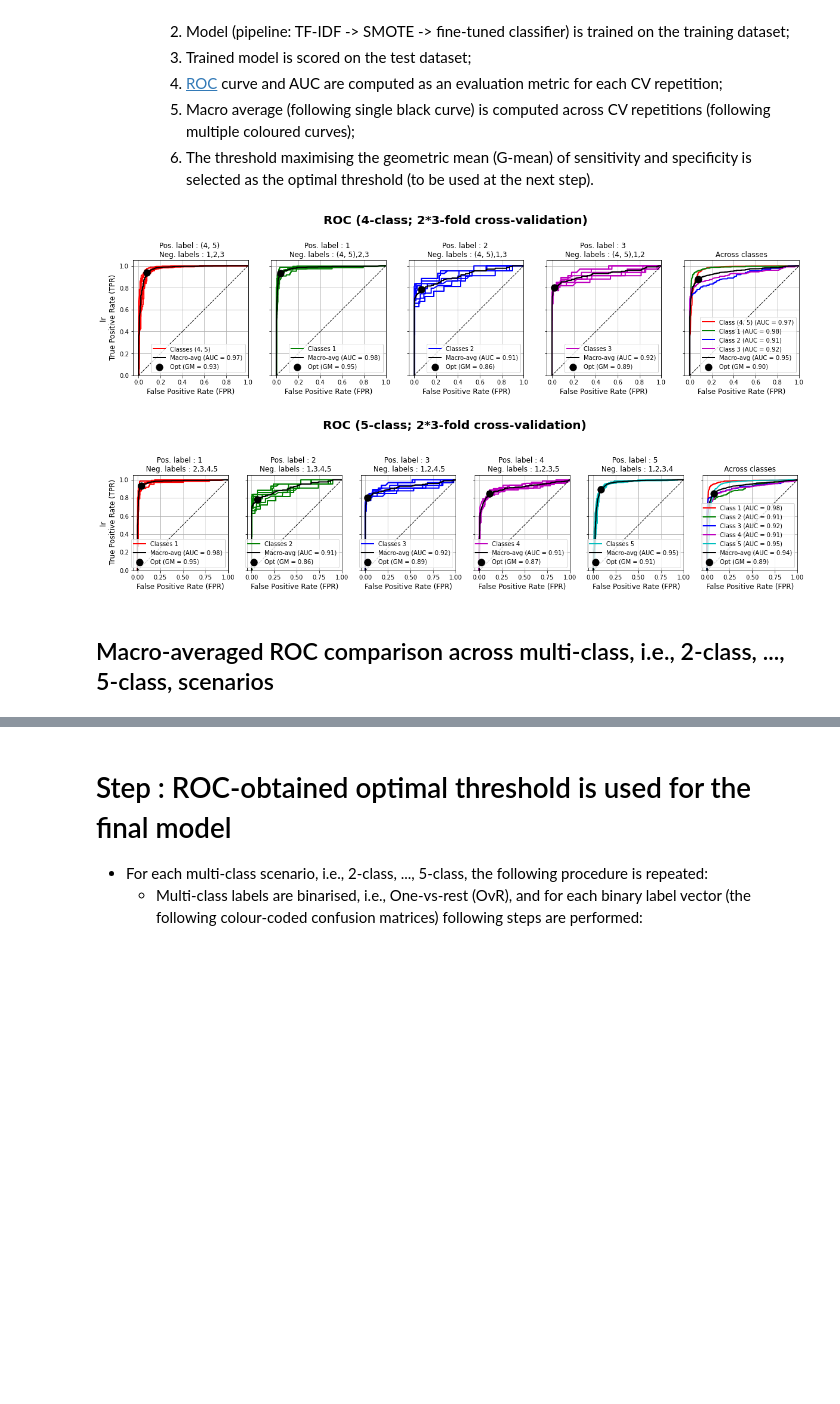
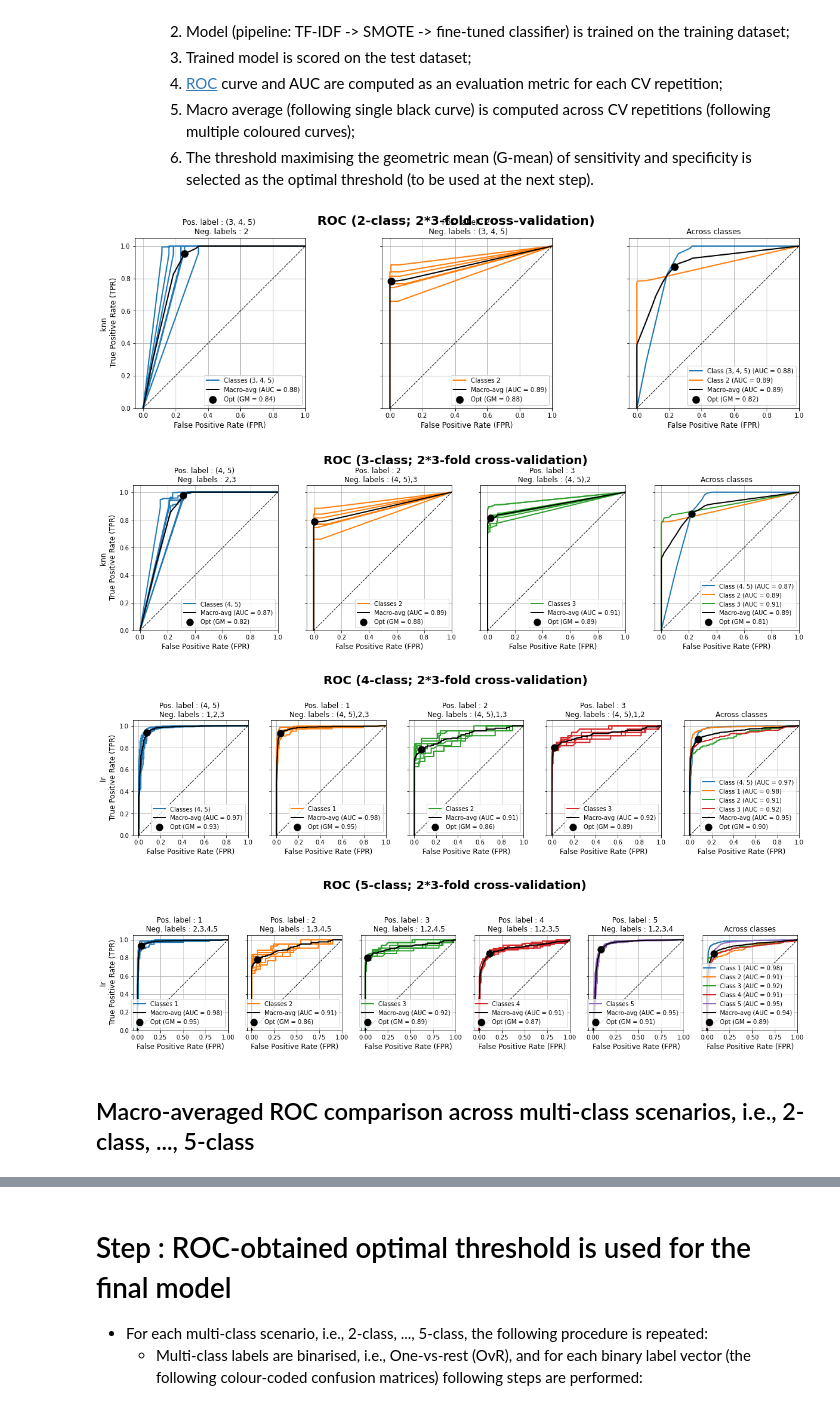
Before and after one commit to fardinafdideh/Text-analytics, a Jupyter notebook: sentiment-analysis-of-products-review-on-amazon.ipynb, the cells around one changed output, grey strips where cells are left out. Drawn from its saved outputs; the diff is of its cells as text; code cells hidden in the pictures; blank space fills up the shorter version.

Commit message:
Kaggle Notebook | Sentiment Analysis of Products Review on Amazon | Version 14

```diff
--- a/sentiment-analysis-of-products-review-on-amazon.ipynb
+++ b/sentiment-analysis-of-products-review-on-amazon.ipynb
@@ -286,26 +286,27 @@ def plot_parameters(axs, pltIdx, nRow, nCol):
     return ax, isXlabel, isYlabel
 
 
-def classSize_plotter(ax, isXlabel, isYlabel, df, df_col, df_colOrig):
-    sns.countplot(ax=ax, x = df_col, hue=df_colOrig, data = df, dodge=False)
+def classSize_plotter(ax, isXlabel, isYlabel, df, df_col, df_colOrig, colors_classes):
+    sns.countplot(ax=ax, x = df_col, hue=df_colOrig, data = df, palette=colors_classes, dodge=False)
     if not isXlabel:
         ax.set_xlabel('')
     if not isYlabel:
         ax.set_ylabel('')
 
 
-def classSizeTot_plotter(classNb, classNbIdx, dataCleaned, ratingColName):
+def classSizeTot_plotter(classNb, classNbIdx, dataCleaned, ratingColName, colors_classes):
     nRow, nCol = nRowCol_calculator(classNb[classNbIdx])
     fig, axs = plt.subplots(nRow, nCol, figsize = (20, 4*nRow))
     fig.suptitle('Class size for {}-class classification task'.format(classNbIdx), fontsize= 30, fontweight='bold')
     for pltIdx, classes in enumerate(classNb[classNbIdx]):
         dataCleanedMerged = class_merger(dataCleaned, ratingColName, classes)
         ax, isXlabel, isYlabel = plot_parameters(axs, pltIdx, nRow, nCol)
-        classSize_plotter(ax, isXlabel, isYlabel, dataCleanedMerged, ratingColName, ratingOrigColName)
+        classSize_plotter(ax, isXlabel, isYlabel, dataCleanedMerged, ratingColName, ratingOrigColName, colors_classes)
     plt.savefig("../working/{}-classSize.png".format(classNbIdx))
 # %%
+colors_classes = sns.color_palette()
 classLabel = tuple(np.unique(dataCleaned[ratingColName]))
-classNb = class_chooser(classLabel, clsNb = [4, 5]) # Specify clsNb=None, for general case
+classNb = class_chooser(classLabel, clsNb = None) # Specify clsNb=None, for general case [4, 5]
 for classNbIdx in classNb.keys():
-    classSizeTot_plotter(classNb, classNbIdx, dataCleaned, ratingColName)
+    classSizeTot_plotter(classNb, classNbIdx, dataCleaned, ratingColName, colors_classes)
 # %% [output]
@@ -453,7 +458,14 @@ gridSearch_plotter(optClass, optClfName, optClfAcc, str(list(classNb.keys())))
 # %%
 def output_binariser(X, Y, classLabel):
     """Binarize the output"""
-    y_binary = label_binarize(Y, classes=classLabel)
+    if len(classLabel) == 2:
+        addedLabel = classLabel[-1]+1
+        classes = classLabel.copy()
+        classes.append(addedLabel)
+        y_binary = label_binarize(Y, classes=classes)
+        y_binary = y_binary[:,:-1]
+    else:
+        y_binary = label_binarize(Y, classes=classLabel)
     X_binary, Y_binary = [], []
     for i in range(y_binary.shape[1]):
         Xrsmp, Yrsmp = X, y_binary[:, i]
@@ -616,7 +628,7 @@ def origNewLabel_finder(origLabel, newLabel):
     return origNew
 
 
-def rocTot_plotter(optDataCleanedMerged, reviewColName, ratingColName, ratingOrigColName, clfName, clf, lw):
+def rocTot_plotter(optDataCleanedMerged, reviewColName, ratingColName, ratingOrigColName, clfName, clf, lw, colors_classes):
     YOrig = optDataCleanedMerged[ratingOrigColName].values
     X = optDataCleanedMerged[reviewColName].values
     y = optDataCleanedMerged[ratingColName].values
@@ -624,7 +636,6 @@ def rocTot_plotter(optDataCleanedMerged, reviewColName, ratingColName, ratingOri
     classLabel = list(np.unique(y))
     X_binary, Y_binary = output_binariser(X, y, classLabel)
     n_classes = len(classLabel)
-#     clf = OneVsRestClassifier(clf)
     fig, ax = plt.subplots(1, n_classes+1, figsize=(20,5), sharey=True, sharex=True)
     fig.suptitle('ROC ({}-class; {}*{}-fold cross-validation)'.format(n_classes, n_repeats, n_splits), #  performance evaluation technique
                 fontsize=20, fontweight='bold')
@@ -642,7 +653,6 @@ def rocTot_plotter(optDataCleanedMerged, reviewColName, ratingColName, ratingOri
     tpr.update(tpr_macro)
     auc_.update(roc_auc_macro)
 
-    # Plot all ROC curves
     for i in range(n_classes):
         if i == 0:
             ylabel = '{} \n True Positive Rate (TPR)'.format(clfName)
@@ -652,10 +662,9 @@ def rocTot_plotter(optDataCleanedMerged, reviewColName, ratingColName, ratingOri
         auc_["macro_{}BestThrIdx".format(i+1)], auc_["macro_{}BestThrGmeans".format(i+1)],
                        colors_classes[i], lw, classLabel[i], i==0, origNew, ylabel)
     for i in range(n_classes):
-        ax[n_classes].plot(fpr["macro_{}".format(i+1)], tpr["macro_{}".format(i+1)], colors_classes[i], lw=lw,
+        ax[n_classes].plot(fpr["macro_{}".format(i+1)], tpr["macro_{}".format(i+1)],color= colors_classes[i], lw=lw,
                    label='Class {0} (AUC = {1:0.2f})'.format(origNew[classLabel[i]], auc_["macro_{}".format(i+1)]))
-    ax[n_classes].plot(fpr["macro"], tpr["macro"], 'k', lw=lw, label='Macro-avg (AUC = {0:0.2f})'
-                     .format(auc_["macro"]))
+    ax[n_classes].plot(fpr["macro"], tpr["macro"], 'k', lw=lw, label='Macro-avg (AUC = {0:0.2f})'.format(auc_["macro"]))
     ax[n_classes].scatter(fpr["macro"][auc_["macroBestThrIdx"]],
                          tpr["macro"][auc_["macroBestThrIdx"]],
                          marker='o', color='k', s=2**7, zorder=20,
@@ -666,16 +675,17 @@ def rocTot_plotter(optDataCleanedMerged, reviewColName, ratingColName, ratingOri
     return fpr_models
 # %%
 lw = 2 # Line width
-colors_classes = ['r', 'g', 'b','m', 'c']
 fpr_models = []
 for dataCleanedMergedTmp, classTmp, clfName, clf in zip(optDataCleanedMerged, optClass, optClfName, optClf):
-    fpr_model = rocTot_plotter(dataCleanedMergedTmp, reviewColName, ratingColName, ratingOrigColName, clfName, clf, lw)
+    fpr_model = rocTot_plotter(dataCleanedMergedTmp, reviewColName, ratingColName, ratingOrigColName, clfName, clf, lw, colors_classes)
     fpr_models.append(fpr_model)
 # %% [output]
-[figure, old version]
+[figure, new version]
-[figure, old version]
+[figure, new version]
+[figure, added]
+[figure, added]
 # %% [markdown]
-## Macro-averaged ROC comparison across multi-class, i.e., 2-class, ..., 5-class, scenarios
+## Macro-averaged ROC comparison across multi-class scenarios, i.e., 2-class, ..., 5-class
 # %%
 fprIdx, tprIdx, aucIdx = 0, 1, 2
 classNbList = list(classNb.keys())
```
Also changed, not shown: parts of 6 cells of this notebook.
